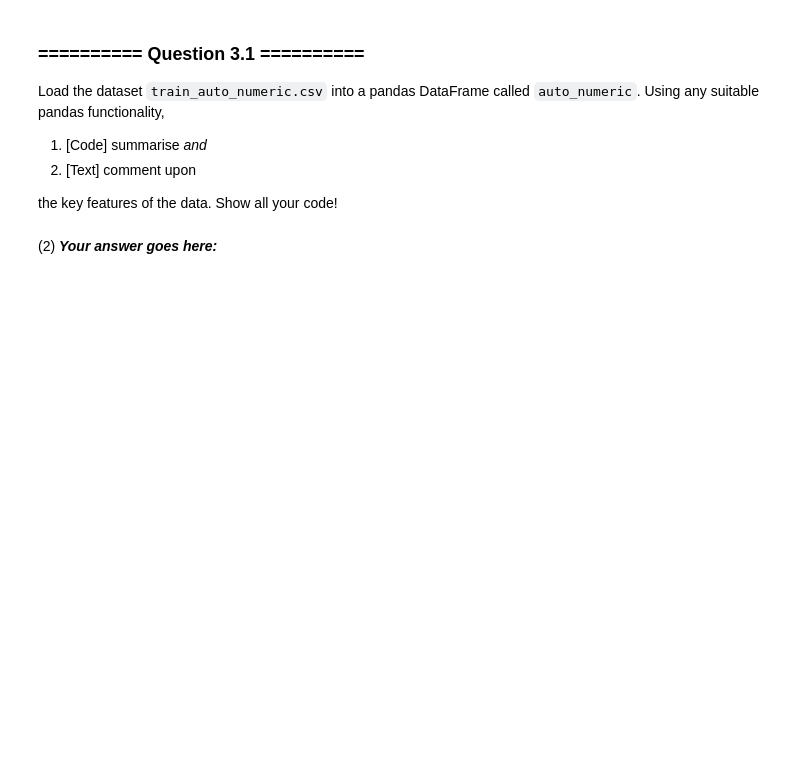
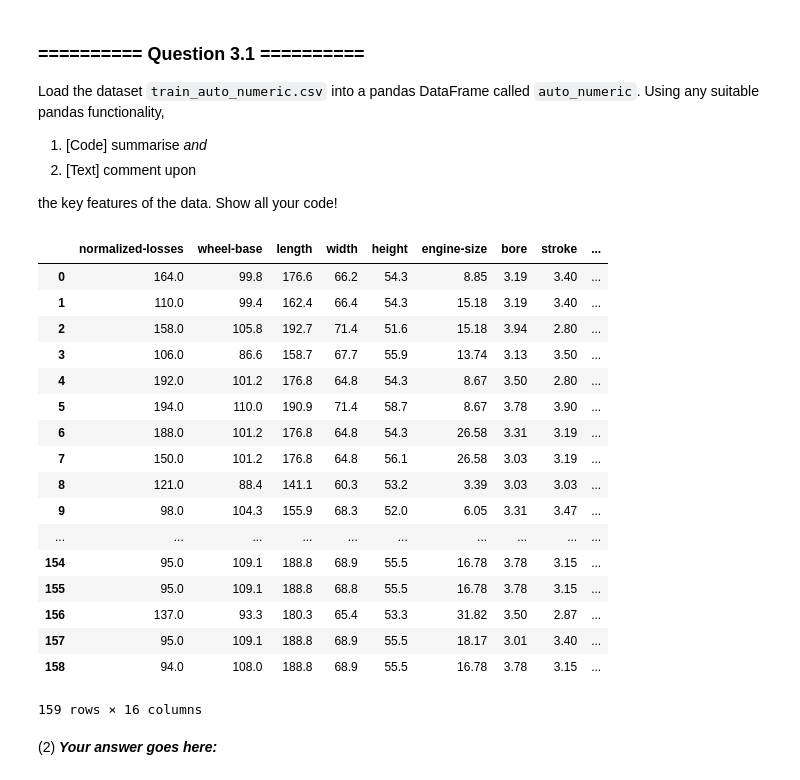
Before and after one commit to JennyL5/IAML, a Jupyter notebook: assignments/Assignment1/Assignment1.ipynb, the cells around one changed output. Saved outputs shown, nothing was run; the diff lists cells and outputs as text; code cells hidden in the pictures; blank space fills up the shorter version.

```diff
--- a/assignments/Assignment1/Assignment1.ipynb
+++ b/assignments/Assignment1/Assignment1.ipynb
@@ -317,6 +311,27 @@ Load the dataset `train_auto_numeric.csv` into a pandas DataFrame called `auto_n
 the key features of the data. Show all your code!
 # %%
 # (1) # Your Code goes here:
+auto_numeric = pd.read_csv(os.path.join(os.getcwd(), 'datasets', 'train_auto_numeric.csv'))
+auto_numeric
+# %% [output]
+|  | normalized-losses | wheel-base | length | width | height | engine-size | bore | stroke | ... |
+| 0 | 164.0 | 99.8 | 176.6 | 66.2 | 54.3 | 8.85 | 3.19 | 3.40 | ... |
+| 1 | 110.0 | 99.4 | 162.4 | 66.4 | 54.3 | 15.18 | 3.19 | 3.40 | ... |
+| 2 | 158.0 | 105.8 | 192.7 | 71.4 | 51.6 | 15.18 | 3.94 | 2.80 | ... |
+| 3 | 106.0 | 86.6 | 158.7 | 67.7 | 55.9 | 13.74 | 3.13 | 3.50 | ... |
+| 4 | 192.0 | 101.2 | 176.8 | 64.8 | 54.3 | 8.67 | 3.50 | 2.80 | ... |
+| 5 | 194.0 | 110.0 | 190.9 | 71.4 | 58.7 | 8.67 | 3.78 | 3.90 | ... |
+| 6 | 188.0 | 101.2 | 176.8 | 64.8 | 54.3 | 26.58 | 3.31 | 3.19 | ... |
+| 7 | 150.0 | 101.2 | 176.8 | 64.8 | 56.1 | 26.58 | 3.03 | 3.19 | ... |
+| 8 | 121.0 | 88.4 | 141.1 | 60.3 | 53.2 | 3.39 | 3.03 | 3.03 | ... |
+| 9 | 98.0 | 104.3 | 155.9 | 68.3 | 52.0 | 6.05 | 3.31 | 3.47 | ... |
+| ... | ... | ... | ... | ... | ... | ... | ... | ... | ... |
+| 154 | 95.0 | 109.1 | 188.8 | 68.9 | 55.5 | 16.78 | 3.78 | 3.15 | ... |
+| 155 | 95.0 | 109.1 | 188.8 | 68.8 | 55.5 | 16.78 | 3.78 | 3.15 | ... |
+| 156 | 137.0 | 93.3 | 180.3 | 65.4 | 53.3 | 31.82 | 3.50 | 2.87 | ... |
+| 157 | 95.0 | 109.1 | 188.8 | 68.9 | 55.5 | 18.17 | 3.01 | 3.40 | ... |
+| 158 | 94.0 | 108.0 | 188.8 | 68.9 | 55.5 | 16.78 | 3.78 | 3.15 | ... |
+159 rows × 16 columns
 # %% [markdown]
 (2) ***Your answer goes here:***
 # %% [markdown]
```
Also changed, not shown: parts of 16 cells of this notebook, 6 other files.
